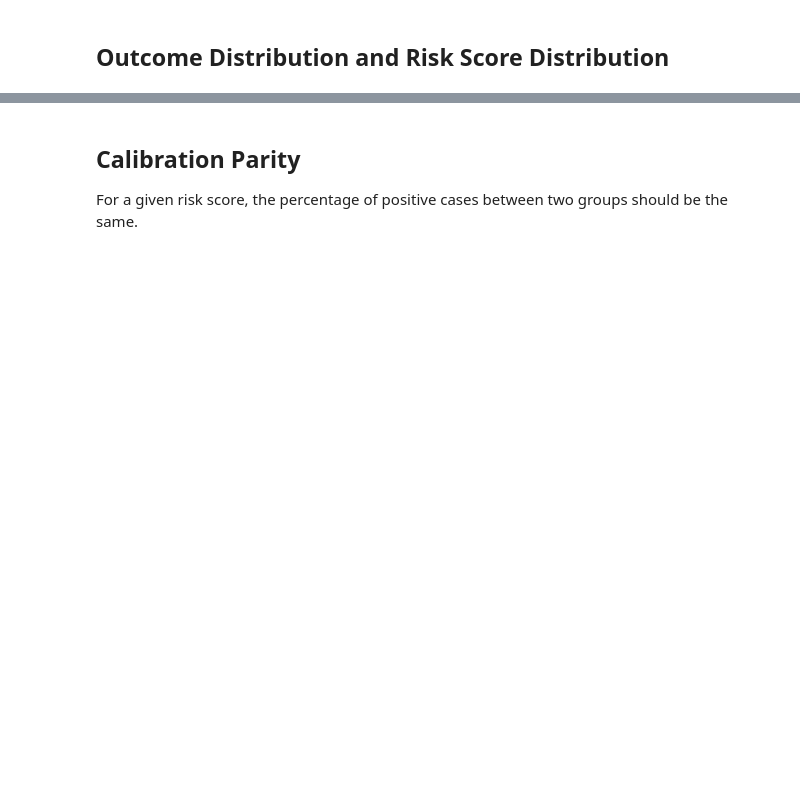
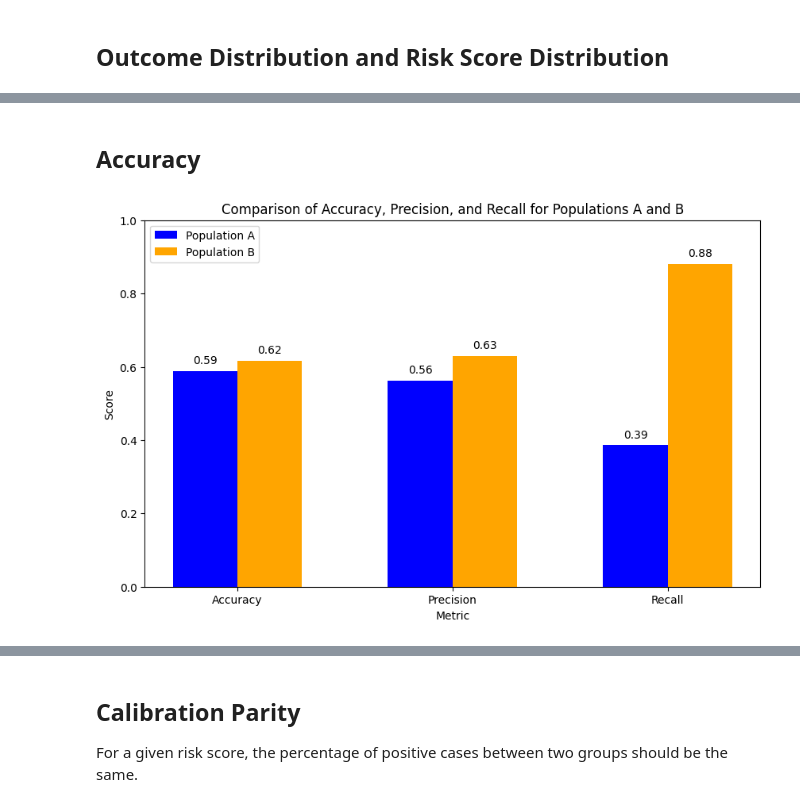
Before and after one commit to osommersell264/MLsessions, a Jupyter notebook: FairnessCompare.ipynb, the cells around one changed output, grey strips where cells are left out. Cells and saved outputs as stored; diff of their text form; code cells hidden in the pictures; blank space fills up the shorter version.

```diff
--- a/FairnessCompare.ipynb
+++ b/FairnessCompare.ipynb
@@ -64,0 +79,57 @@ plt.show()
+# %% [markdown]
+## Accuracy
+# %%
+import matplotlib.pyplot as plt
+import numpy as np
+
+# Function to calculate Accuracy, Precision, and Recall
+def calculate_metrics(y_true, y_pred):
+    TP = np.sum((y_true == 1) & (y_pred == 1))  # True Positives
+    TN = np.sum((y_true == 0) & (y_pred == 0))  # True Negatives
+    FP = np.sum((y_true == 0) & (y_pred == 1))  # False Positives
+    FN = np.sum((y_true == 1) & (y_pred == 0))  # False Negatives
+
+    accuracy = (TP + TN) / (TP + TN + FP + FN)
+    precision = TP / (TP + FP)
+    recall = TP / (TP + FN)
+
+    return accuracy, precision, recall
+
+# For Population A
+accuracy_a, precision_a, recall_a = calculate_metrics(data_a['y_true'], data_a['y_pred'])
+
+# For Population B
+accuracy_b, precision_b, recall_b = calculate_metrics(data_b['y_true'], data_b['y_pred'])
+
+# Step 2: Create a bar chart for Accuracy, Precision, and Recall
+metrics_labels = ['Accuracy', 'Precision', 'Recall']
+metrics_values_a = [accuracy_a, precision_a, recall_a]
+metrics_values_b = [accuracy_b, precision_b, recall_b]
+
+# Create the bar chart
+width = 0.3  # Width of the bars
+x = np.arange(len(metrics_labels))  # Label locations
+fig, ax = plt.subplots(figsize=(10, 6))
+
+# Plot bars for both populations
+ax.bar(x - width/2, metrics_values_a, width, label='Population A', color='blue')
+ax.bar(x + width/2, metrics_values_b, width, label='Population B', color='orange')
+
+# Add labels and title
+ax.set_xlabel('Metric')
+ax.set_ylabel('Score')
+ax.set_title('Comparison of Accuracy, Precision, and Recall for Populations A and B')
+ax.set_xticks(x)
+ax.set_xticklabels(metrics_labels)
+ax.legend()
+
+# Display the metric values on top of the bars
+for i, value in enumerate(metrics_values_a):
+    ax.text(i - width/2, value + 0.02, f'{value:.2f}', ha='center')
+for i, value in enumerate(metrics_values_b):
+    ax.text(i + width/2, value + 0.02, f'{value:.2f}', ha='center')
+
+plt.ylim(0, 1)
+plt.show()
+# %% [output]
+[figure, added]
```
Also changed, not shown: parts of 17 cells of this notebook.
